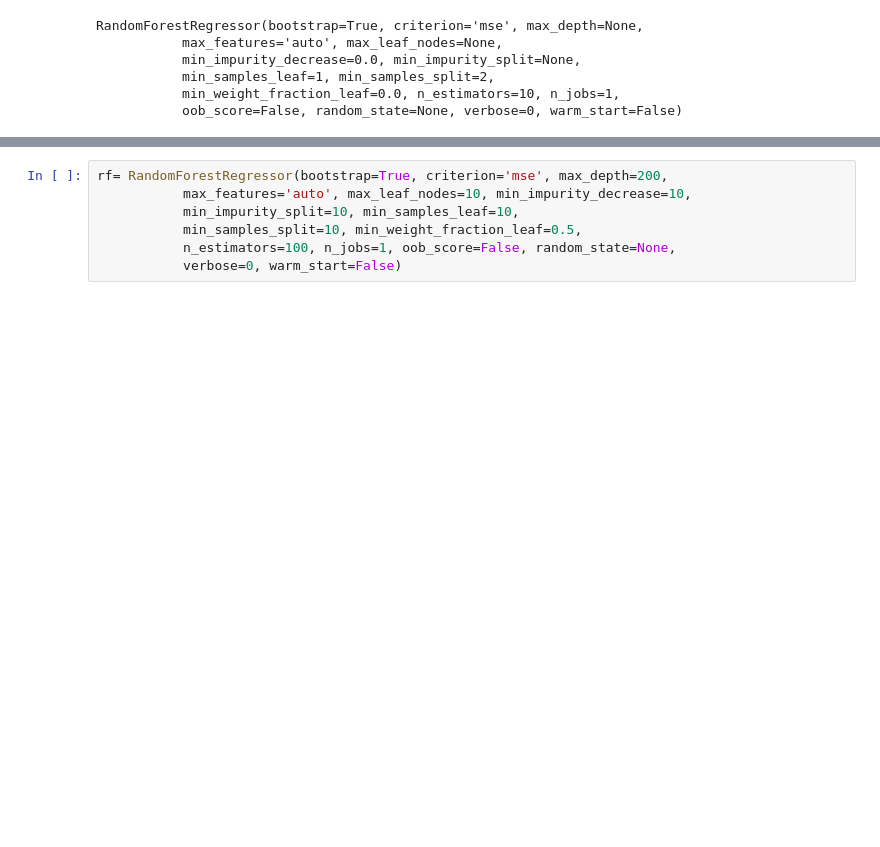
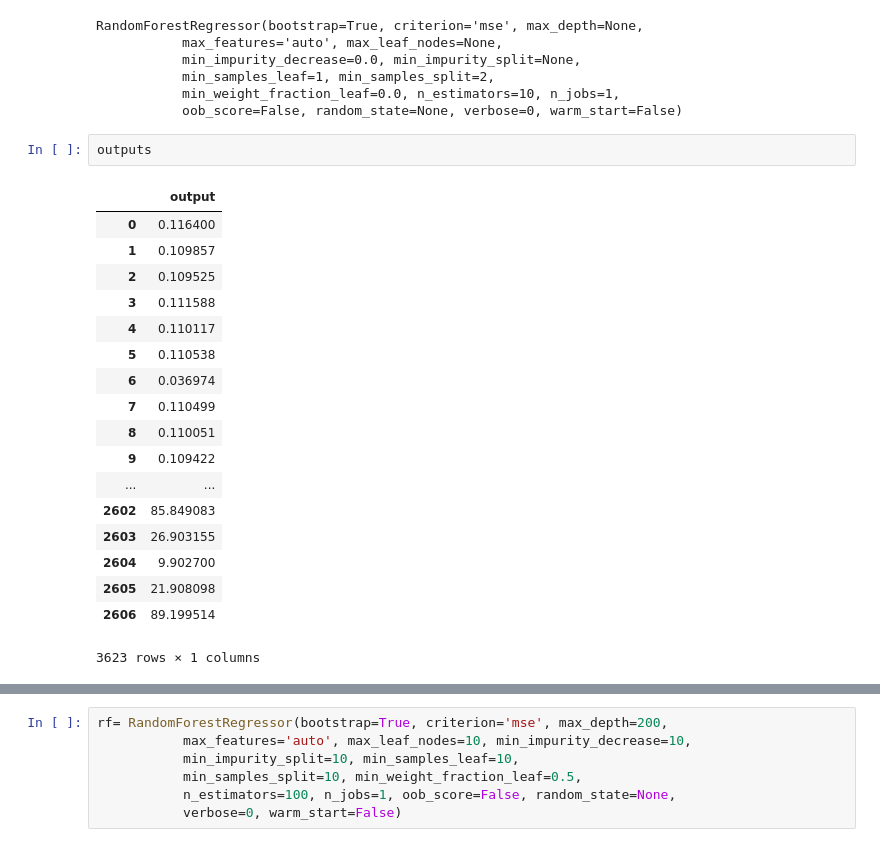
Before and after one commit to scitime/scitime, a Jupyter notebook: Training-time-estimation.ipynb, the cells around one changed output, grey strips where cells are left out. Saved outputs shown, nothing was run; the diff lists cells and outputs as text; blank space fills up the shorter version.

```diff
--- a/Training-time-estimation.ipynb
+++ b/Training-time-estimation.ipynb
@@ -66,4 +66,25 @@ RandomForestRegressor(bootstrap=True, criterion='mse', max_depth=None,
            min_samples_leaf=1, min_samples_split=2,
            min_weight_fraction_leaf=0.0, n_estimators=10, n_jobs=1,
            oob_score=False, random_state=None, verbose=0, warm_start=False)
+# %%
+outputs
+# %% [output]
+|  | output |
+| 0 | 0.116400 |
+| 1 | 0.109857 |
+| 2 | 0.109525 |
+| 3 | 0.111588 |
+| 4 | 0.110117 |
+| 5 | 0.110538 |
+| 6 | 0.036974 |
+| 7 | 0.110499 |
+| 8 | 0.110051 |
+| 9 | 0.109422 |
+| ... | ... |
+| 2602 | 85.849083 |
+| 2603 | 26.903155 |
+| 2604 | 9.902700 |
+| 2605 | 21.908098 |
+| 2606 | 89.199514 |
+3623 rows × 1 columns
 # %%
```
Also changed, not shown: parts of 10 cells of this notebook, 8 other files.
